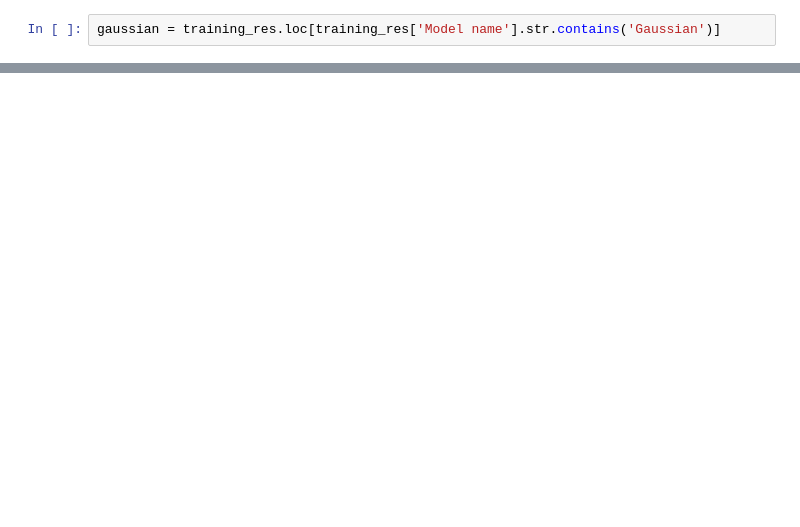
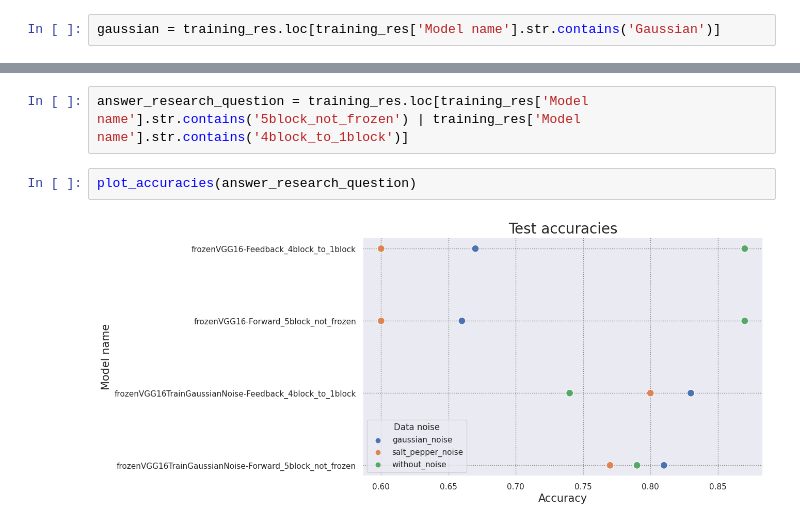
Before and after one commit to Tmozovka/ProjectFeedbackNetworks, a Jupyter notebook: notebooks/Visualise accuracies.ipynb, the cells around one changed output, grey strips where cells are left out. Drawn from its saved outputs; the diff is of its cells as text; blank space fills up the shorter version.

```diff
--- a/notebooks/Visualise accuracies.ipynb
+++ b/notebooks/Visualise accuracies.ipynb
@@ -74,0 +82,6 @@ plot_accuracies(gaussian)
+# %%
+answer_research_question = training_res.loc[training_res['Model name'].str.contains('5block_not_frozen') | training_res['Model name'].str.contains('4block_to_1block')]
+# %%
+plot_accuracies(answer_research_question)
+# %% [output]
+[figure, added]
```
Also changed, not shown: parts of 7 cells of this notebook, 33 other files.
